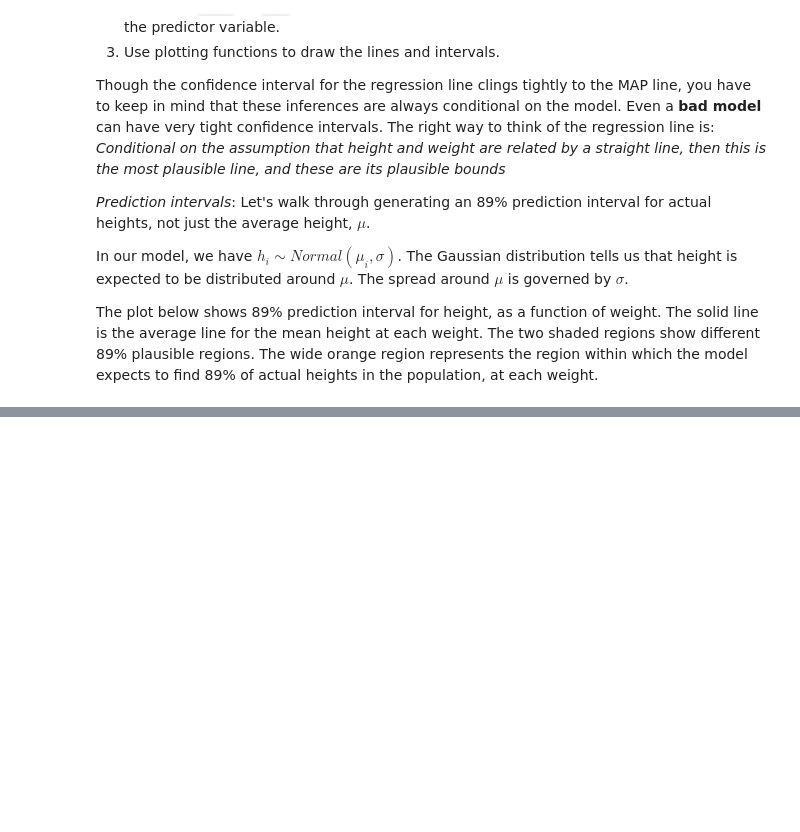
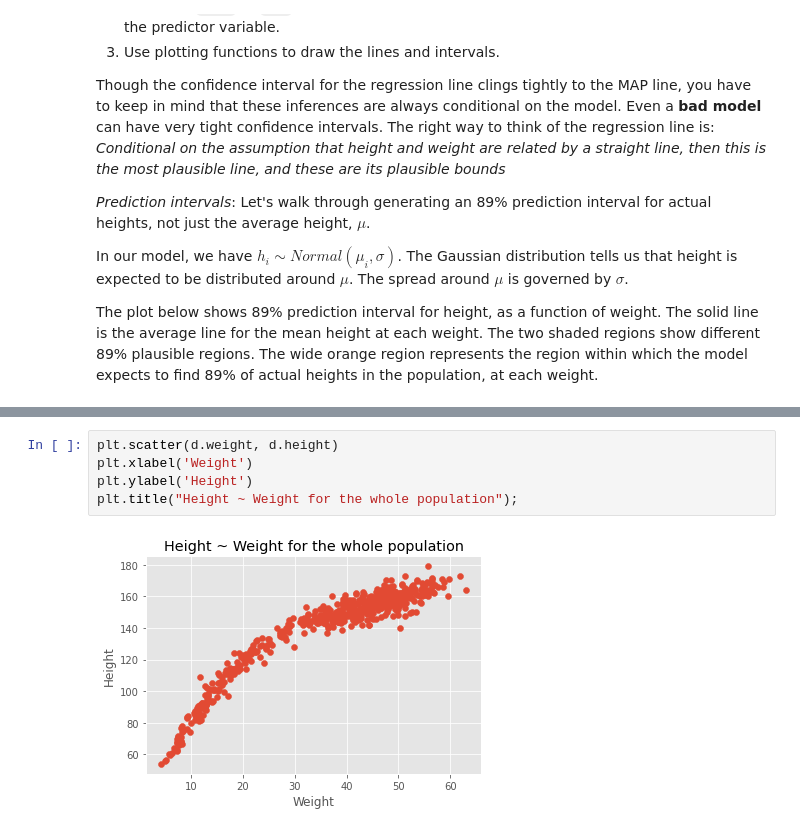
Before and after one commit to telescreen/Notebook, a Jupyter notebook: Statistics/Statistics Rethinking Chapter 4.ipynb, the cells around one changed output, grey strips where cells are left out. Drawn from its saved outputs; the diff is of its cells as text; blank space fills up the shorter version.

```diff
--- a/Statistics/Statistics Rethinking Chapter 4.ipynb
+++ b/Statistics/Statistics Rethinking Chapter 4.ipynb
@@ -591,0 +598,7 @@ plt.xlim(d2.weight.min(), d2.weight.max());
+# %%
+plt.scatter(d.weight, d.height)
+plt.xlabel('Weight')
+plt.ylabel('Height')
+plt.title("Height ~ Weight for the whole population");
+# %% [output]
+[figure, added]
```
Also changed, not shown: parts of 13 cells of this notebook.
